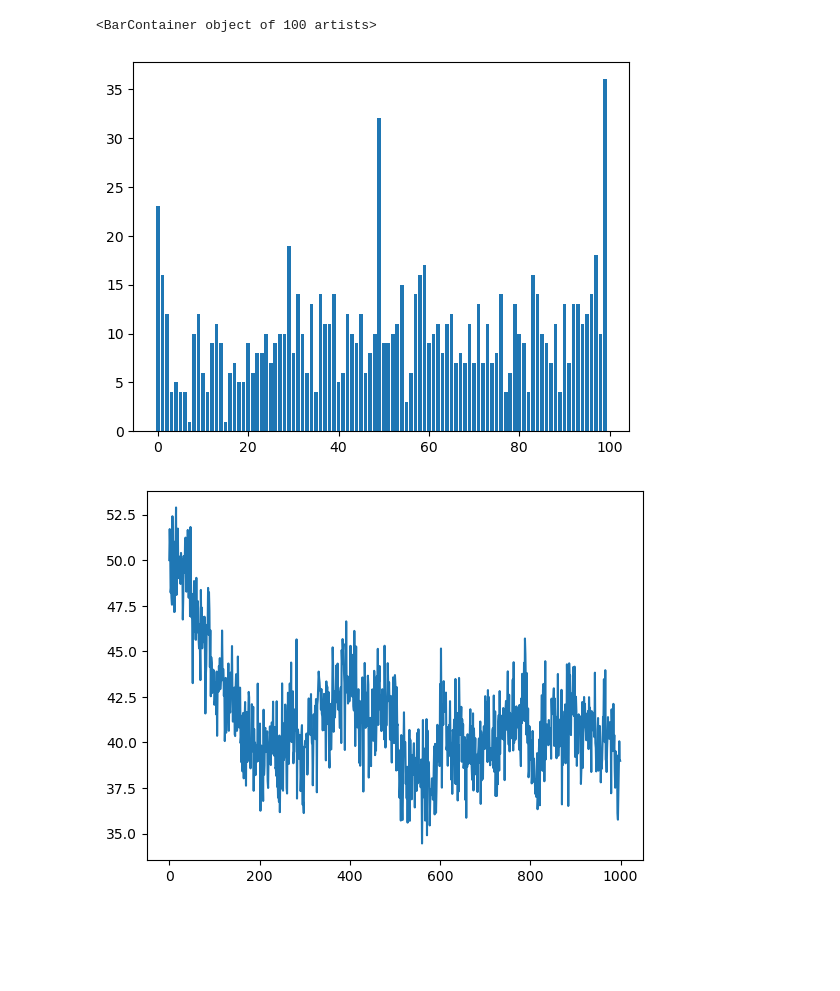
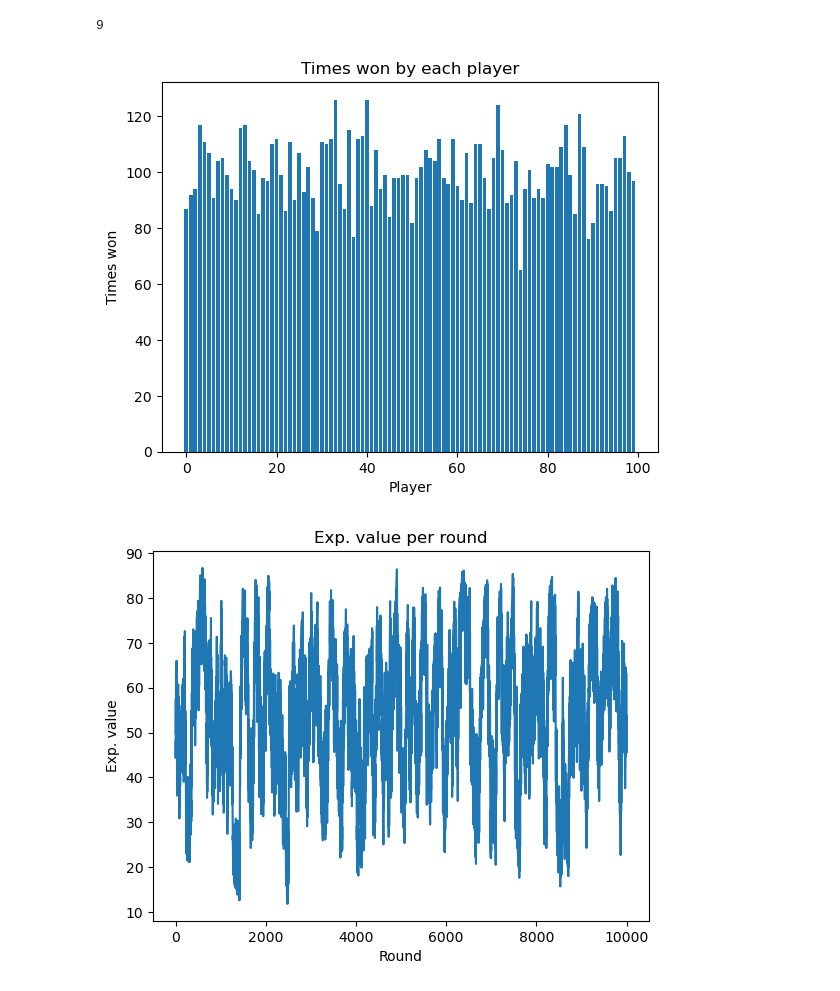
Before and after one commit to yzimmermann/QBC, a Jupyter notebook: run_sim.ipynb, the cells around one changed output. Drawn from its saved outputs; the diff is of its cells as text; code cells hidden in the pictures; blank space fills up the shorter version.

```diff
--- a/run_sim.ipynb
+++ b/run_sim.ipynb
@@ -13,9 +14,9 @@ random.seed(42)
 num_players = 100
 num_states = 100
 mutation_rate = 0.5
-mutation_strength = 0.05
-contr_factor = 0.5
-fitness_type = 'measured'
+mutation_strength = 0.1
+contr_factor = 1
+fitness_type = 'avg'
 num_elite = 20
 
 num_rounds = 10000
@@ -31,7 +32,7 @@ winning_weights = np.zeros((num_states, num_rounds))
 #Run measurement
 QMB = qm_beautycontest(num_players, num_states, mutation_rate, mutation_strength, contr_factor, fitness_type, num_elite)
 
-for j in range(num_rounds):
+for j in tqdm(range(num_rounds)):
     QMB.play_round()
     measured_states[j] = QMB.measured_state
     for i in QMB.elite:
@@ -40,22 +41,45 @@ for j in range(num_rounds):
     winning_exp_val[j] = QMB.players[QMB.winner].comp_exp_val()
     winning_std_val[j] = QMB.players[QMB.winner].comp_std_val()
     winning_weights[:, j] = QMB.players[QMB.winner].comp_weights()
+
+max_age_strat = QMB.max_age_strat
 # %%
 #Plot results
 rounds = np.arange(num_rounds)
 players = np.arange(num_players)
 states = np.arange(num_states)
 
 
 fig1, ax1 = plt.subplots()
 ax1.bar(players, times_won)
+ax1.set_title('Times won by each player')
+ax1.set_xlabel('Player')
+ax1.set_ylabel('Times won')
+#fig1.savefig('Plots/times_won')
 
 fig2, ax2 = plt.subplots()
 ax2.plot(rounds, winning_exp_val)
+ax2.set_title('Exp. value per round')
+ax2.set_xlabel('Round')
+ax2.set_ylabel('Exp. value')
+#fig2.savefig('Plots/exp_value')
 
 fig3, ax3 = plt.subplots()
 ax3.bar(players, times_elite)
+ax3.set_title('Times elite for each player')
+ax3.set_xlabel('Player')
+ax3.set_ylabel('Times elite')
+#fig3.savefig('Plots/times_elite')
+
+fig4, ax4 = plt.subplots()
+ax4.bar(states, max_age_strat)
+ax4.set_title('Longest winning strategy, age ' + str(QMB.max_age))
+ax4.set_xlabel('State number')
+ax4.set_ylabel('Weight')
+#fig4.savefig('Plots/long_strat')
+
+print(QMB.max_age)
 # %% [output]
-<BarContainer object of 100 artists>
+9
-[figure, old version]
+[figure, new version]
-[figure, old version]
+[figure, new version]
```
Also changed, not shown: parts of 2 cells of this notebook, 5 other files.
